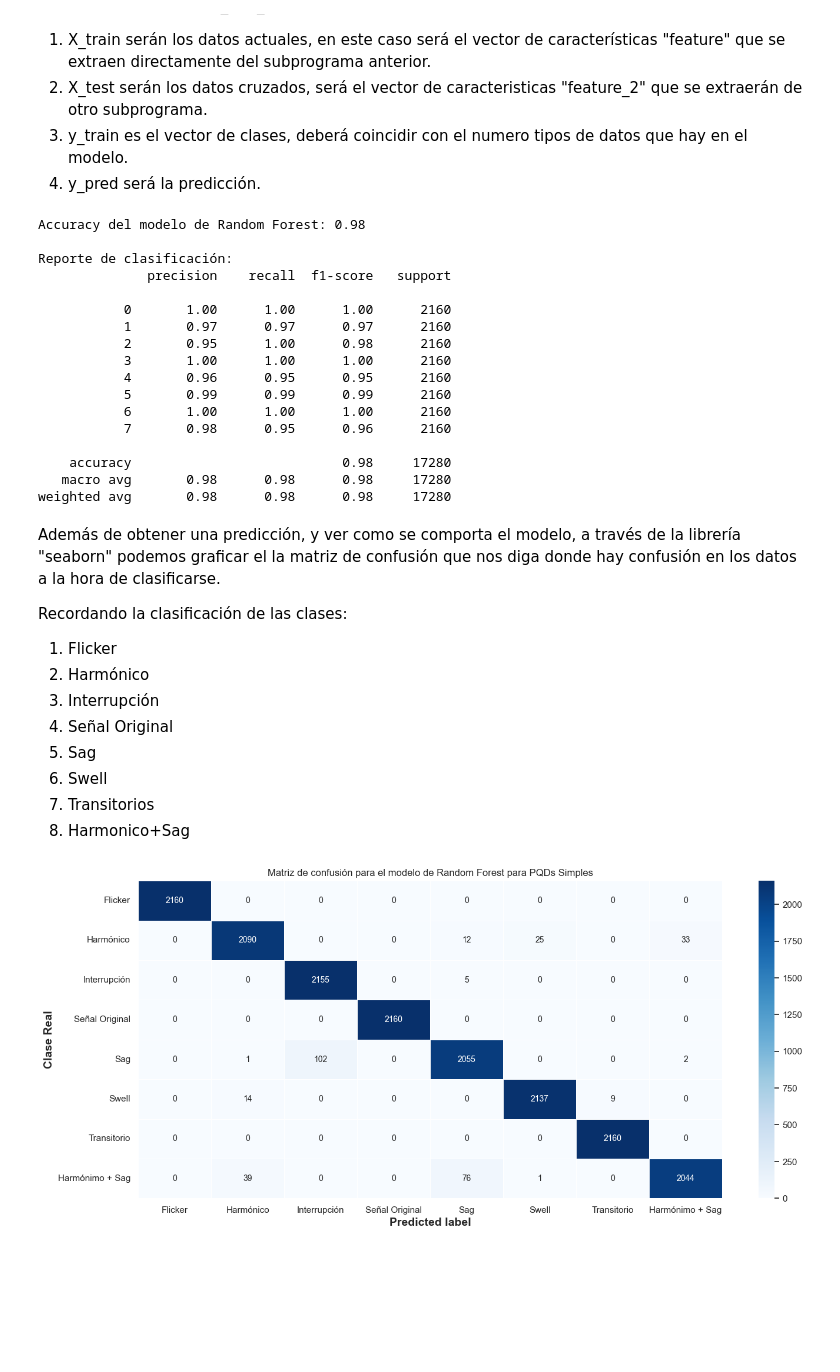
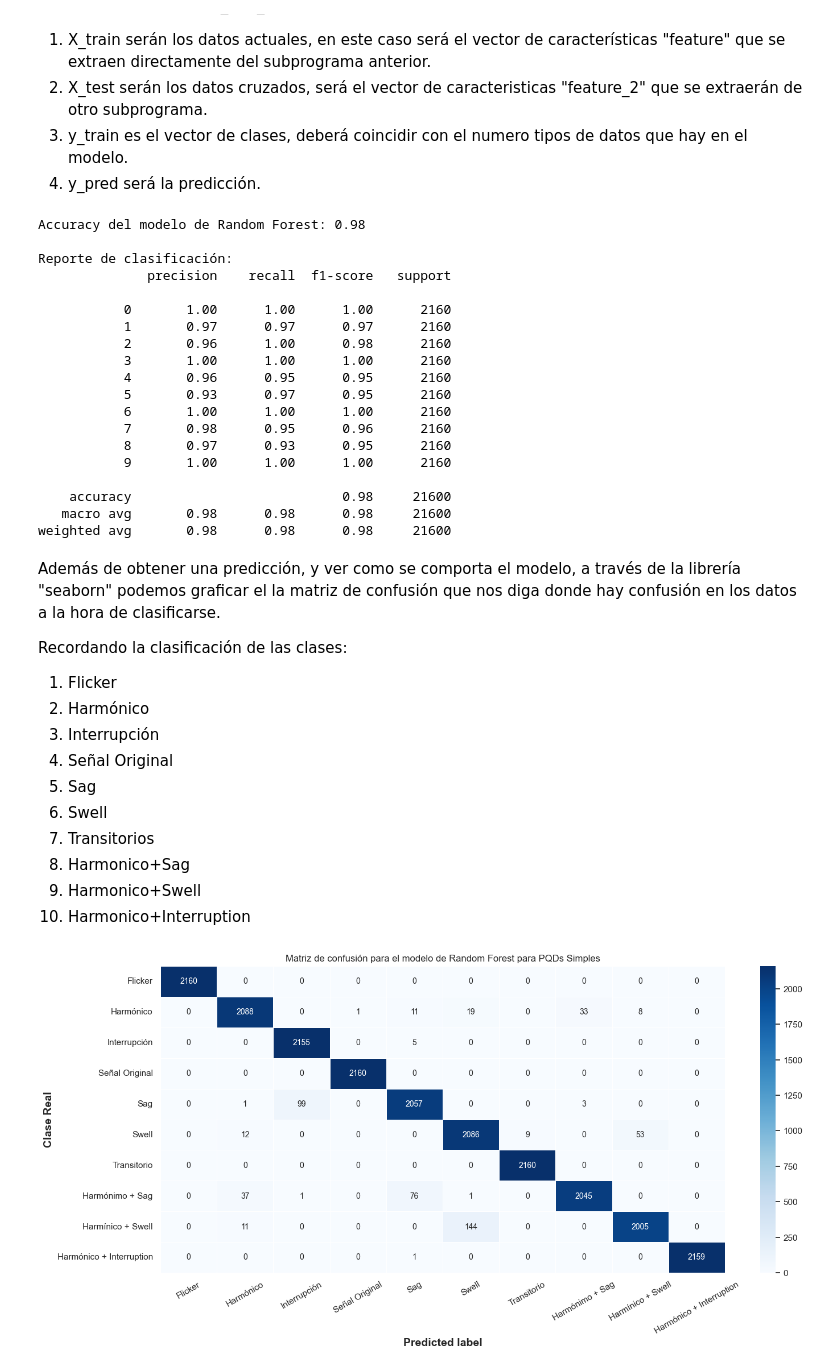
Before and after one commit to SAguadoG/TesisSergioAguado, a Jupyter notebook: Random_Forest_Script.ipynb, the cells around one changed output. Saved outputs shown, nothing was run; the diff lists cells and outputs as text; code cells hidden in the pictures; blank space fills up the shorter version.

```diff
--- a/Random_Forest_Script.ipynb
+++ b/Random_Forest_Script.ipynb
@@ -53,6 +53,8 @@ def load_signal(data_path):
         "swell_signals": 5,
         "transient_signals": 6,
         "harmonic_sag_signals": 7,
+        "harmonic_swell_signals": 8,
+        "Harmonic_interruption_signals": 9,
     }
 
     # Inicialización de listas para características y etiquetas
@@ -158,16 +162,18 @@ Reporte de clasificación:
 
            0       1.00      1.00      1.00      2160
            1       0.97      0.97      0.97      2160
-           2       0.95      1.00      0.98      2160
+           2       0.96      1.00      0.98      2160
            3       1.00      1.00      1.00      2160
            4       0.96      0.95      0.95      2160
-           5       0.99      0.99      0.99      2160
+           5       0.93      0.97      0.95      2160
            6       1.00      1.00      1.00      2160
            7       0.98      0.95      0.96      2160
+           8       0.97      0.93      0.95      2160
+           9       1.00      1.00      1.00      2160
 
-    accuracy                           0.98     17280
-   macro avg       0.98      0.98      0.98     17280
-weighted avg       0.98      0.98      0.98     17280
+    accuracy                           0.98     21600
+   macro avg       0.98      0.98      0.98     21600
+weighted avg       0.98      0.98      0.98     21600
 # %% [markdown]
 Además de obtener una predicción, y ver como se comporta el modelo, a través de la librería "seaborn" podemos graficar el la matriz de confusión que nos diga donde hay confusión en los datos a la hora de clasificarse.
 
@@ -181,26 +187,28 @@ Recordando la clasificación de las clases:
 6. Swell
 7. Transitorios
 8. Harmonico+Sag
+9. Harmonico+Swell
+10. Harmonico+Interruption
 # %%
 # Se tiene que haber cargado "confusion_matrix" desde scikit_Learn
 matrix = confusion_matrix(y_test, y_pred)
 
 # La mejor dimensión que he encontrado para que se muestre es 16x7, menor se solapan los nombres
 plt.figure(figsize=(16,7))
 # Simplemente dejar la escala de la fuente en un número que no sea demasiado grande
 sns.set(font_scale=1)
 # importante fmt = 'd', si no, lo valores se mostrarán porcentualmente. cmap Blues porque me gusta el azul.
 sns.heatmap(matrix, annot=True, annot_kws={'size':10},fmt= 'd' ,cmap=plt.cm.Blues, linewidths=0.5)
 
 # Add labels to the plot
-class_names = ['Flicker', 'Harmónico', 'Interrupción', 'Señal Original', 'Sag', 'Swell','Transitorio',"Harmónimo + Sag"]
+class_names = ['Flicker', 'Harmónico', 'Interrupción', 'Señal Original', 'Sag', 'Swell','Transitorio',"Harmónimo + Sag","Harmínico + Swell", "Harmónico + Interruption"]
 tick_marks = np.arange(len(class_names)) + 0.5
 tick_marks2 = tick_marks
-plt.xticks(tick_marks, class_names, rotation=0)
+plt.xticks(tick_marks, class_names, rotation=30)
 plt.yticks(tick_marks2, class_names, rotation=0)
 plt.xlabel('Predicted label', weight='bold', fontsize=14)
 plt.ylabel('Clase Real', weight='bold', fontsize=14)
 plt.title('Matriz de confusión para el modelo de Random Forest para PQDs Simples')
 plt.show()
 # %% [output]
-[figure, old version]
+[figure, new version]
```
Also changed, not shown: parts of 1 cell of this notebook, 2 other files.
